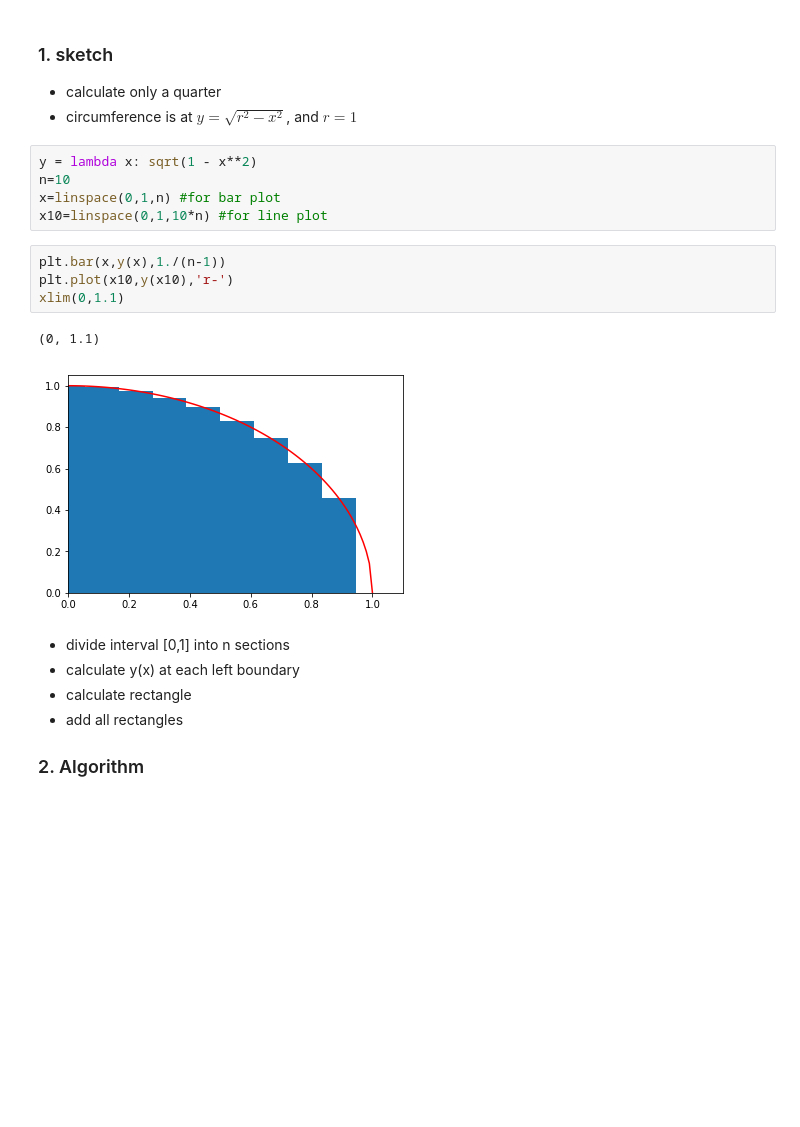
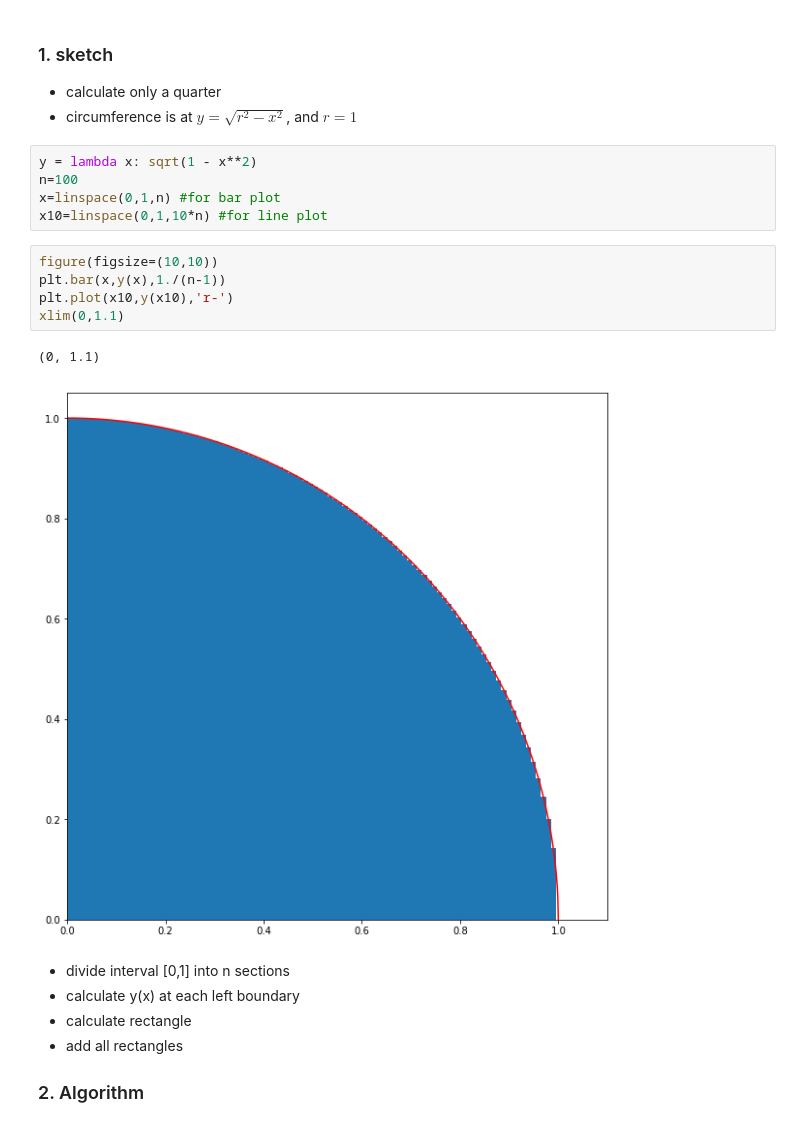
Before and after one commit to hananabousaleh/hananabousaleh, a Jupyter notebook: Labs/2 - ESTIMATING PI (riemann sums, monte carlo).ipynb, the cells around one changed output. Drawn from its saved outputs; the diff is of its cells as text; blank space fills up the shorter version.

```diff
--- a/Labs/2 - ESTIMATING PI (riemann sums, monte carlo).ipynb
+++ b/Labs/2 - ESTIMATING PI (riemann sums, monte carlo).ipynb
@@ -24,16 +24,17 @@ Populating the interactive namespace from numpy and matplotlib
 * circumference is at $y = \sqrt{r^2 - x^2}$, and $r=1$
 # %%
 y = lambda x: sqrt(1 - x**2)
-n=10
+n=100
 x=linspace(0,1,n) #for bar plot
 x10=linspace(0,1,10*n) #for line plot
 # %%
+figure(figsize=(10,10))
 plt.bar(x,y(x),1./(n-1))
 plt.plot(x10,y(x10),'r-')
 xlim(0,1.1)
 # %% [output]
 (0, 1.1)
-[figure, old version]
+[figure, new version]
 # %% [markdown]
 * divide interval [0,1] into n sections
 * calculate y(x) at each left boundary
```
Also changed, not shown: parts of 3 cells of this notebook, 2 other files.
